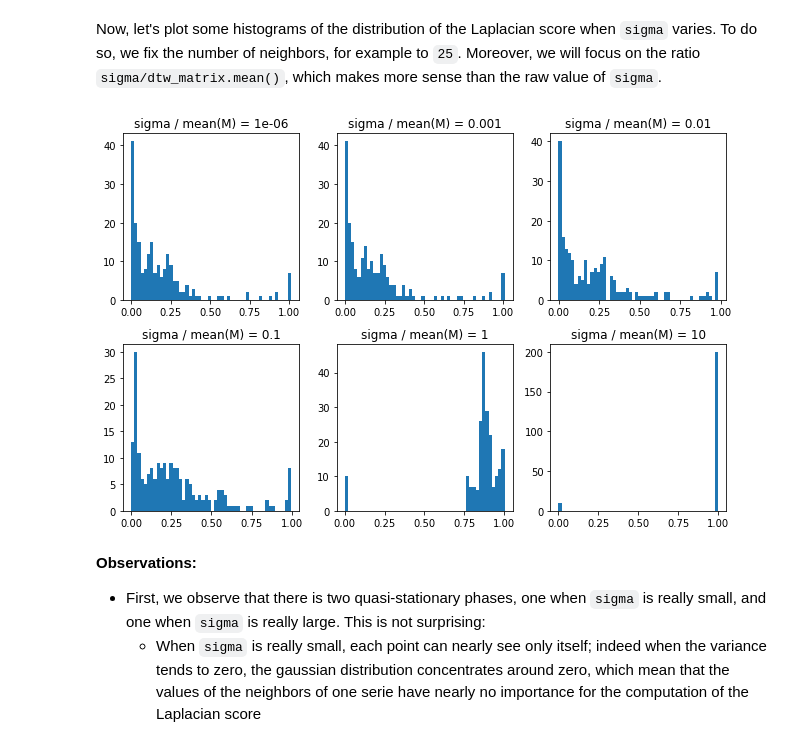
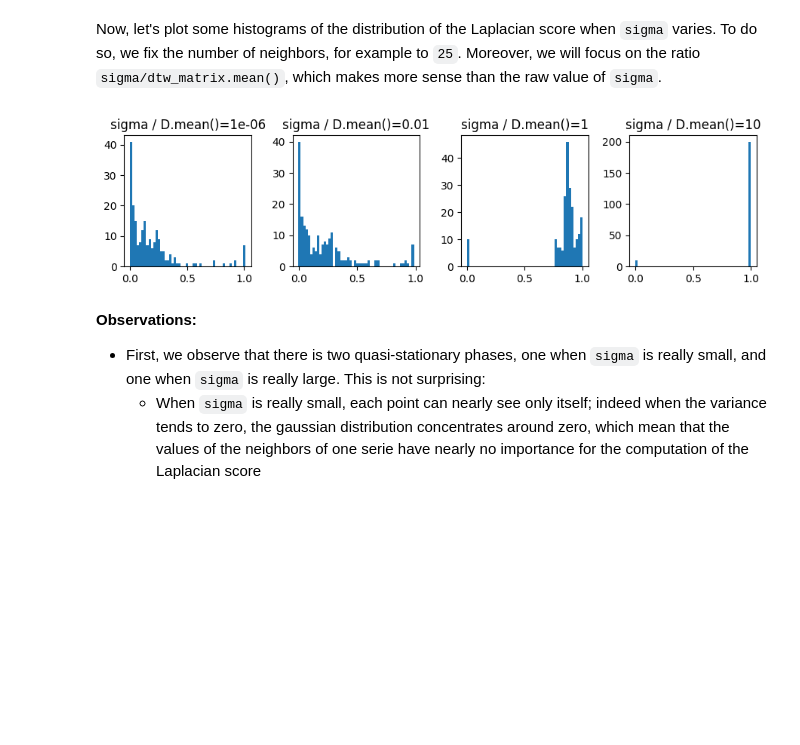
Before and after one commit to decarpentierg/laplacian-score-4-time-series, a Jupyter notebook: doc/evaluate_laplacian_score.ipynb, the cells around one changed output. Saved outputs shown, nothing was run; the diff lists cells and outputs as text; code cells hidden in the pictures; blank space fills up the shorter version.

Commit message:
Smaller figure for histograms

```diff
--- a/doc/evaluate_laplacian_score.ipynb
+++ b/doc/evaluate_laplacian_score.ipynb
@@ -124,28 +124,27 @@ Now, let's plot some histograms of the distribution of the Laplacian score when
 # %%
 N_NEIGHBORS = 20
 
 mean = dtw_matrix.mean()
-fig, axes = plt.subplots(nrows=2, ncols=3, figsize=(9,6))
+fig, axes = plt.subplots(nrows=1, ncols=4, figsize=(9,2.5))
 for sigma_rel, ax in zip(
-    [1e-6, 1e-3, 1e-2, 1e-1, 1, 10],
+    [1e-6, 1e-2, 1, 10],
     axes.flatten()
 ):
     weight_matrix = laplacian_score.compute_weight_matrix(
         dataset,
         n_neighbors=N_NEIGHBORS,
         sigma=sigma_rel * mean,
         precomputed_distances=dtw_matrix
     )
     lscores = laplacian_score.laplacian_score(dataset.features, weight_matrix)
     ax.hist(lscores, bins=50)
-    ax.set_title(f'sigma / mean(M) = {sigma_rel}')
+    ax.set_title(f'sigma / D.mean()={sigma_rel}')
 
-plt.savefig('figures/sigma_histograms.png')
 plt.tight_layout()
 plt.show()
 plt.close()
 # %% [output]
-[figure, old version]
+[figure, new version]
 # %% [markdown]
 **Observations:**
 - First, we observe that there is two quasi-stationary phases, one when `sigma` is really small, and one when `sigma` is really large. This is not surprising:
```
Also changed, not shown: parts of 3 cells of this notebook.
